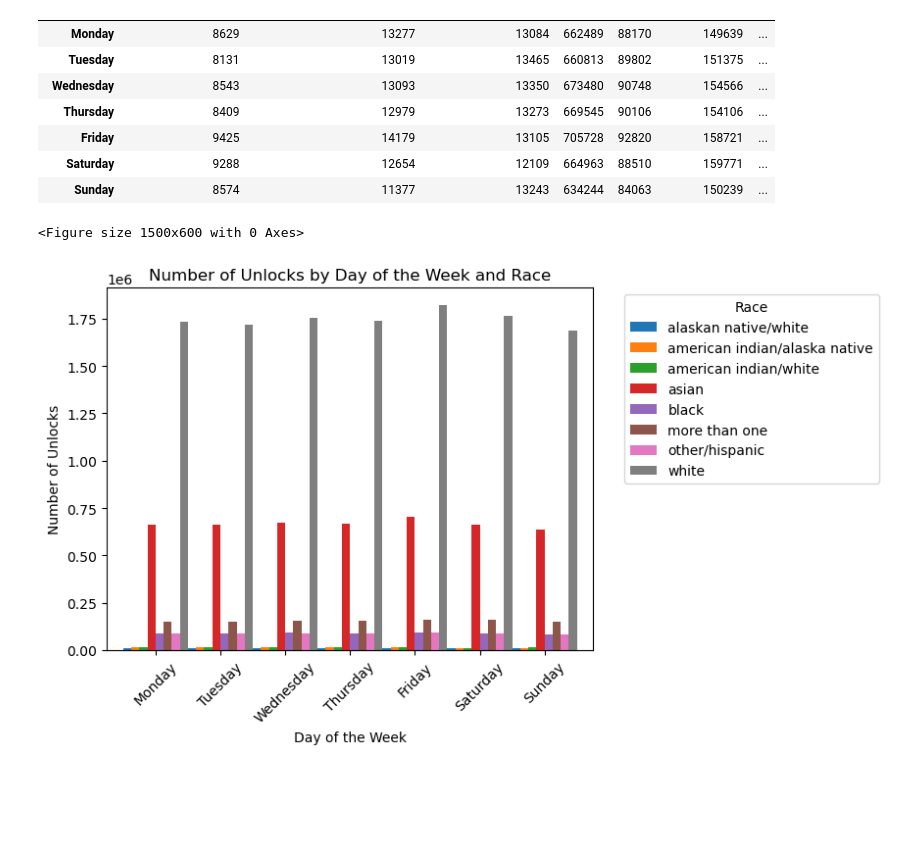
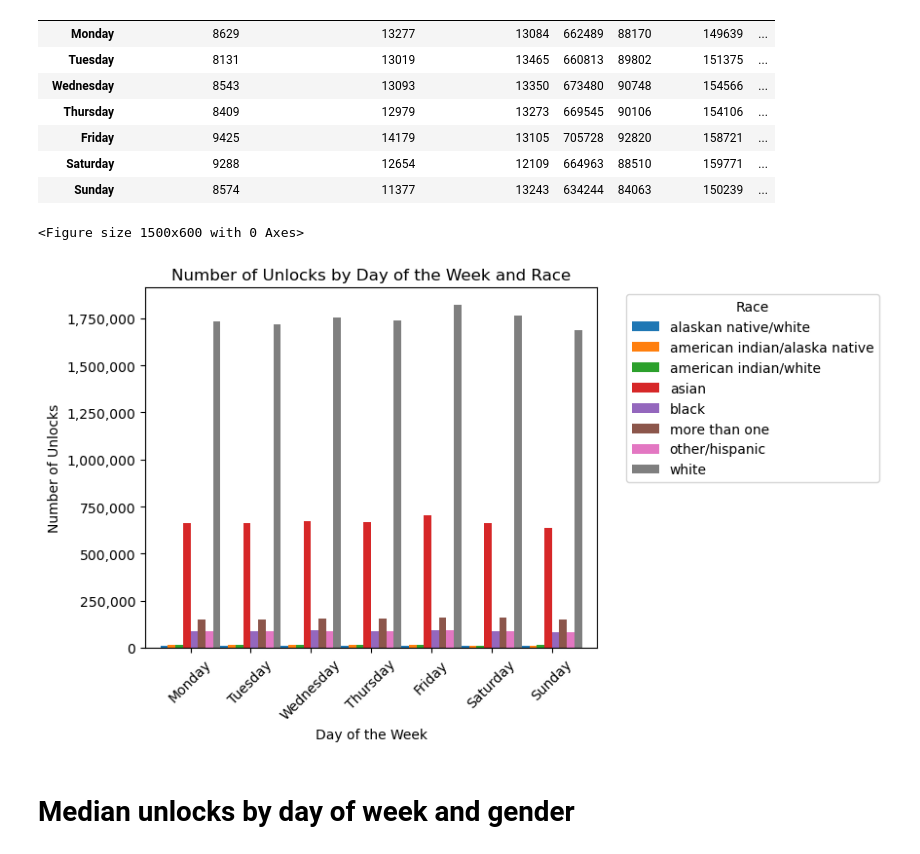
Before and after one commit to DMahjoob/CAIS_DigitalWellbeing, a Jupyter notebook: Preliminary/Week2/Week2_Task4c_Catherine.ipynb, the cells around one changed output. Drawn from its saved outputs; the diff is of its cells as text; code cells hidden in the pictures; blank space fills up the shorter version.

Commit message:
Updated visualizations
Added mean, min, max, median

```diff
--- a/Preliminary/Week2/Week2_Task4c_Catherine.ipynb
+++ b/Preliminary/Week2/Week2_Task4c_Catherine.ipynb
@@ -2,8 +2,8 @@
 import pandas as pd
 import matplotlib.pyplot as plt
 # %%
-demographics = pd.read_csv('../Dataset/Demographics/demographics.csv')
-sensing = pd.read_csv('../Dataset/Sensing/sensing.csv')
+demographics = pd.read_csv('../../Dataset/Demographics/demographics.csv')
+sensing = pd.read_csv('../../Dataset/Sensing/sensing.csv')
 # %%
 '''
 Merging sensing data with demographics data
@@ -85,16 +87,18 @@ display(unlocks_by_day_race)
 | Saturday | 9288 | 12654 | 12109 | 664963 | 88510 | 159771 | ... |
 | Sunday | 8574 | 11377 | 13243 | 634244 | 84063 | 150239 | ... |
 # %%
-
 plt.figure(figsize=(15, 6))
-unlocks_by_day_race.plot(kind='bar', width=1.0)  #
+unlocks_by_day_race.plot(kind='bar', width=1.0)
 plt.title('Number of Unlocks by Day of the Week and Race')
 plt.xlabel('Day of the Week')
 plt.ylabel('Number of Unlocks')
 plt.legend(title='Race', bbox_to_anchor=(1.05, 1), loc='upper left')
 plt.xticks(rotation=45)
-# plt.tight_layout()
+plt.gca().yaxis.set_major_formatter(plt.FuncFormatter(lambda x, p: format(int(x), ',')))
+plt.subplots_adjust(right=0.85)  # Adjust right margin to prevent legend cutoff
 plt.show()
 # %% [output]
 <Figure size 1500x600 with 0 Axes>
-[figure, old version]
+[figure, new version]
+# %% [markdown]
+# Median unlocks by day of week and gender
```
Also changed, not shown: parts of 14 cells of this notebook.
